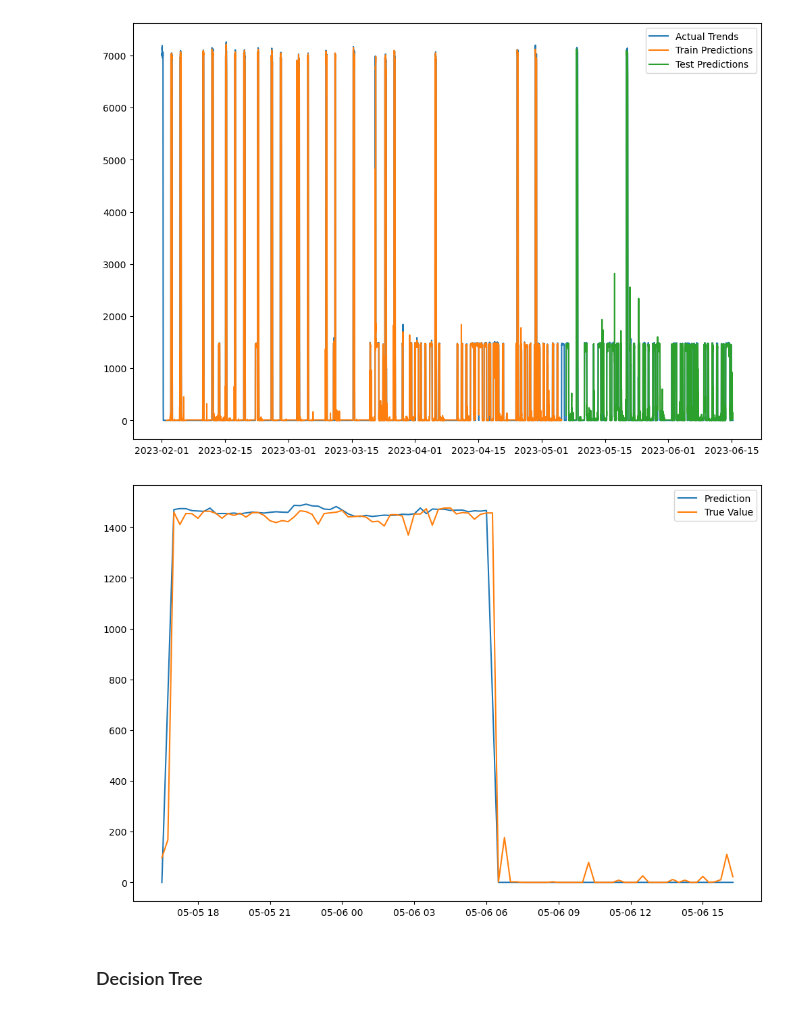
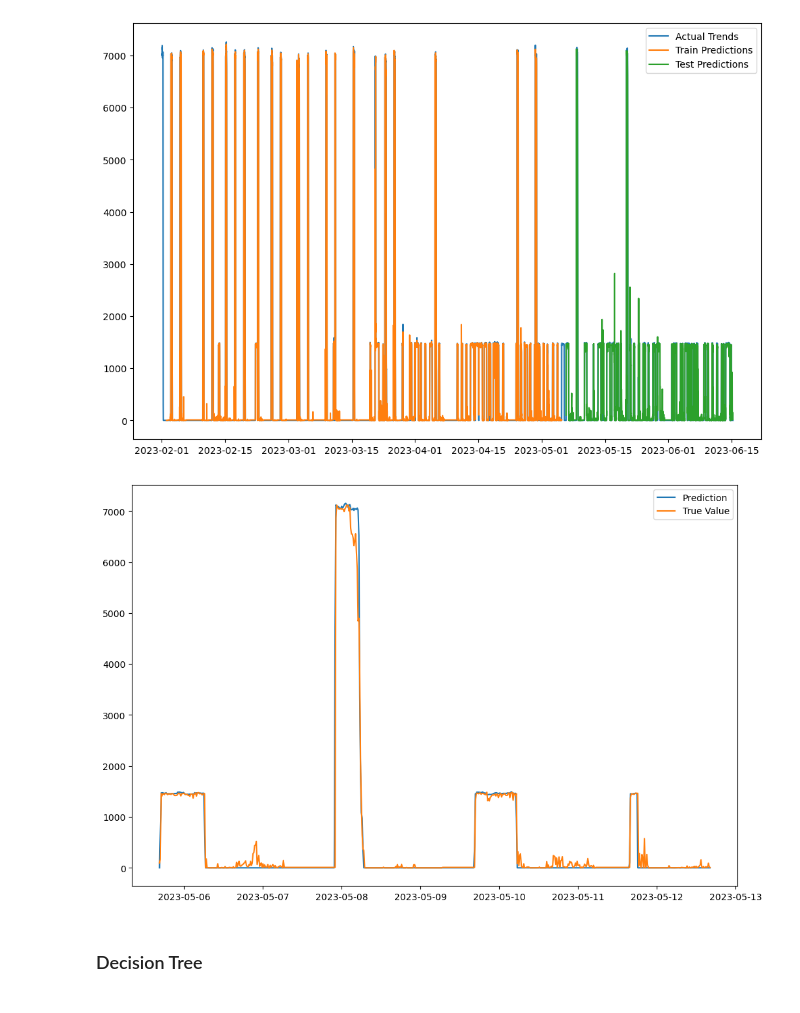
Before and after one commit to Clement-Quaye/EV-Analysis-and-the-Energy-Transition, a Jupyter notebook: Models/EV_Model - Univariate.ipynb, the cells around one changed output. Drawn from its saved outputs; the diff is of its cells as text; code cells hidden in the pictures.

Commit message:
Prediction over a 7-day period on test dataset

```diff
--- a/Models/EV_Model - Univariate.ipynb
+++ b/Models/EV_Model - Univariate.ipynb
@@ -252,9 +252,9 @@ plot_predictions(df12_scaled, train_predict, test_predict, 96, scaler)
 # %% [output]
 [figure]
 # %%
-new_plot(test_actual, test_predict, df12_resampled, num_day=1)
+new_plot(test_actual, test_predict, df12_resampled, num_day=7)
 # %% [output]
-[figure, old version]
+[figure, new version]
 # %% [markdown]
 ### Decision Tree
 # %%
```
Also changed, not shown: parts of 8 cells of this notebook.
